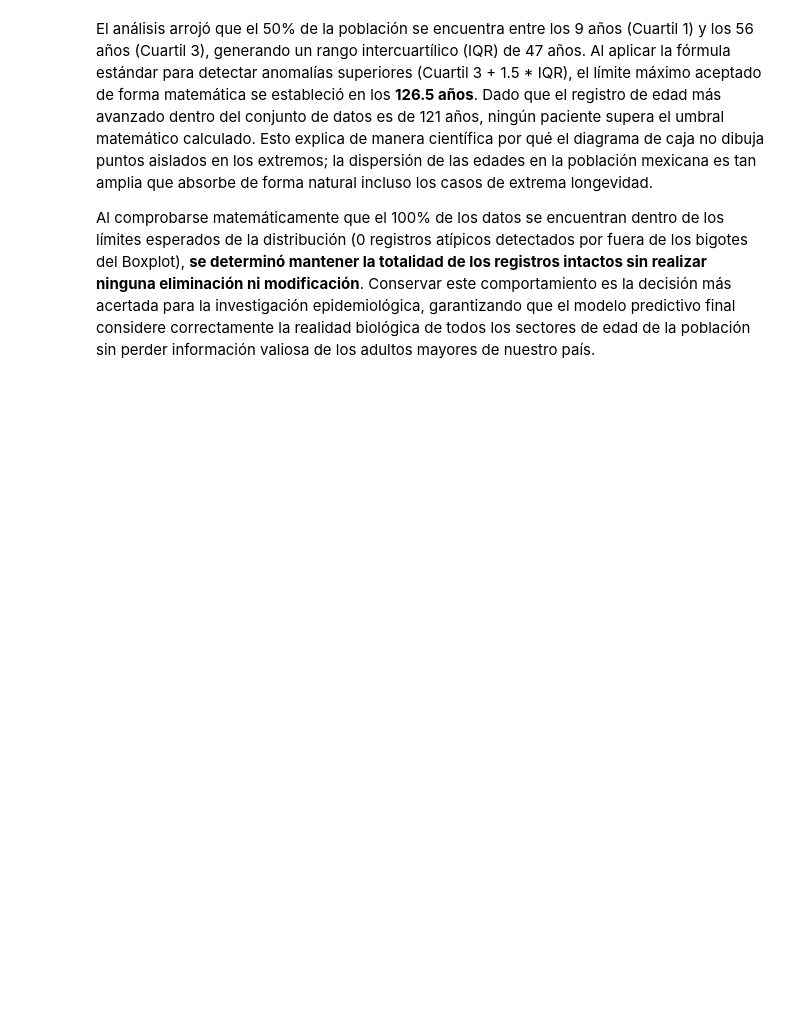
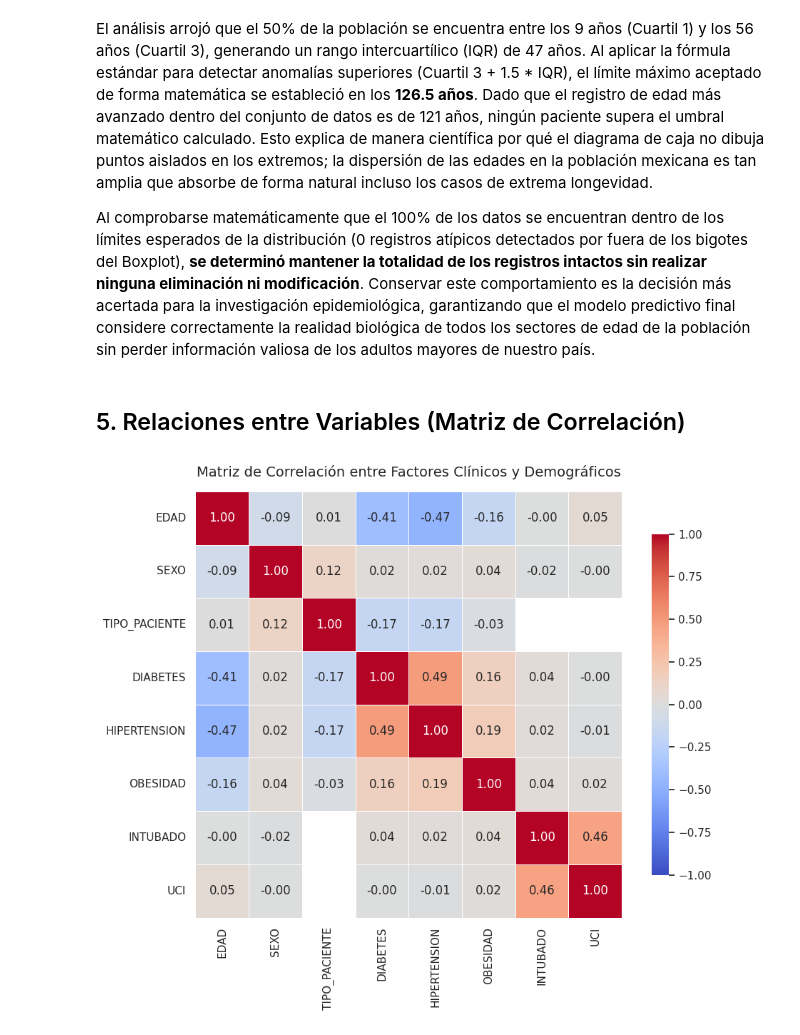
Before and after one commit to DanielaSanluis/ProyectoFinalAMdD, a Jupyter notebook: notebooks/EDA.ipynb, the cells around one changed output. Saved outputs shown, nothing was run; the diff lists cells and outputs as text; code cells hidden in the pictures; blank space fills up the shorter version.

```diff
--- a/notebooks/EDA.ipynb
+++ b/notebooks/EDA.ipynb
@@ -132,3 +130,9 @@ El análisis arrojó que el 50% de la población se encuentra entre los 9 años
 Dado que el registro de edad más avanzado dentro del conjunto de datos es de 121 años, ningún paciente supera el umbral matemático calculado. Esto explica de manera científica por qué el diagrama de caja no dibuja puntos aislados en los extremos; la dispersión de las edades en la población mexicana es tan amplia que absorbe de forma natural incluso los casos de extrema longevidad.
 
 Al comprobarse matemáticamente que el 100% de los datos se encuentran dentro de los límites esperados de la distribución (0 registros atípicos detectados por fuera de los bigotes del Boxplot), **se determinó mantener la totalidad de los registros intactos sin realizar ninguna eliminación ni modificación**. Conservar este comportamiento es la decisión más acertada para la investigación epidemiológica, garantizando que el modelo predictivo final considere correctamente la realidad biológica de todos los sectores de edad de la población sin perder información valiosa de los adultos mayores de nuestro país.
+# %% [markdown]
+## 5. Relaciones entre Variables (Matriz de Correlación)
+# %%
+analyzer.plot_correlation_matrix();
+# %% [output]
+[figure, added]
```
Also changed, not shown: parts of 6 cells of this notebook, 6 other files.
